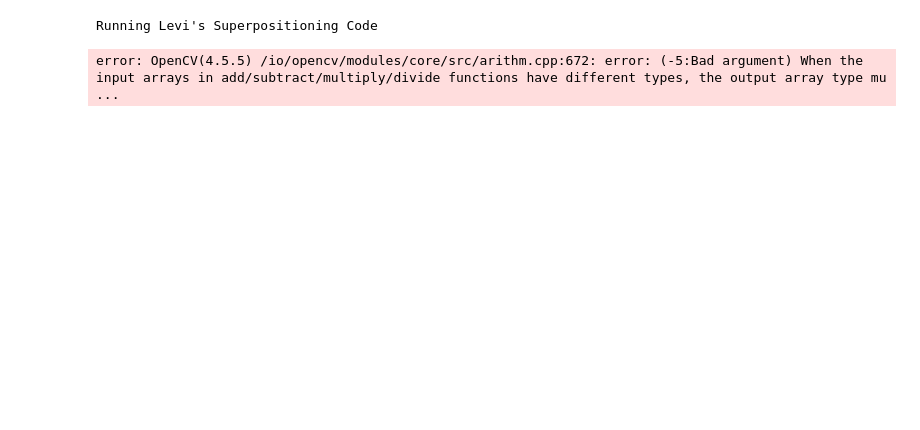
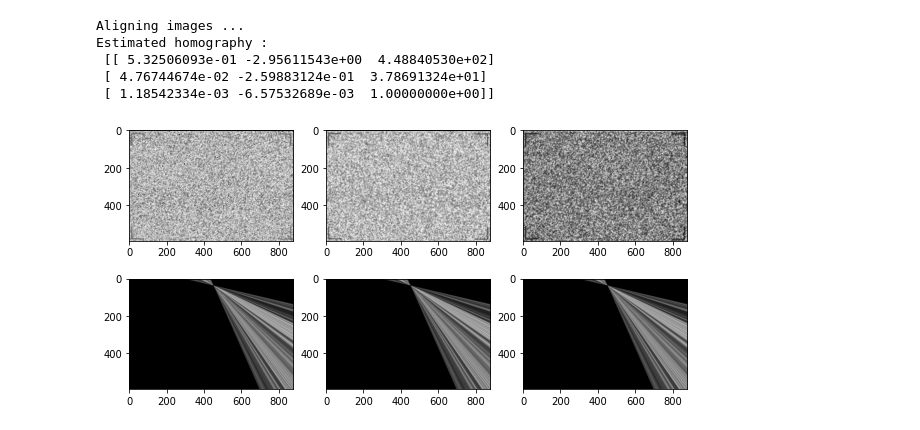
Before and after one commit to Leviticoos/Digichrome, a Jupyter notebook: ORB Matching.ipynb, the cells around one changed output. Cells and saved outputs as stored; diff of their text form; code cells hidden in the pictures; blank space fills up the shorter version.

```diff
--- a/ORB Matching.ipynb
+++ b/ORB Matching.ipynb
@@ -73,13 +83,31 @@ Aligning images ...
+# %%
+#Align photos
+print("Aligning images ...")
+# Registered image will be resotred in imReg.
+# The estimated homography will be stored in h.
+imReg, imFilt, h = alignImages(im, imReference)
+# Print estimated homography
+print("Estimated homography : \n",  h)
+# %% [output]
+Aligning images ...
+Estimated homography :
+ [[ 5.32506093e-01 -2.95611543e+00  4.48840530e+02]
+ [ 4.76744674e-02 -2.59883124e-01  3.78691324e+01]
+ [ 1.18542334e-03 -6.57532689e-03  1.00000000e+00]]
 # %%
-#Process imReg and imFilt to make imColor
-print("Running Levi's Superpositioning Code")
-imFilt_Red = abs(imFilt[:,:,0])
-imFilt_Green = abs(imFilt[:,:,1])
-imFilt_Blue = abs(imFilt[:,:,2])
+filterR = imFilt[:,:,0]
+filterG = imFilt[:,:,1]
+filterB = imFilt[:,:,2]
 
-imColor_Red = imReg * imFilt_Red
-imColor_Green = cv2.multiply(imReg, imFilt_Green)
-imColor_Blue = imReg * imFilt_Blue
+film = imReg
+
+fig, axs = plt.subplots(2,3, figsize=(10, 5))
+axs[0,0].imshow(filterR, cmap='gray')
+axs[0,1].imshow(filterG, cmap='gray')
+axs[0,2].imshow(filterB, cmap='gray')
+axs[1,0].imshow(film, cmap='gray')
+axs[1,1].imshow(film, cmap='gray')
+axs[1,2].imshow(film, cmap='gray')
+plt.show()
 # %% [output]
-Running Levi's Superpositioning Code
-error: OpenCV(4.5.5) /io/opencv/modules/core/src/arithm.cpp:672: error: (-5:Bad argument) When the input arrays in add/subtract/multiply/divide functions have different types, the output array type mu ...
+[figure, added]
```
Also changed, not shown: parts of 7 cells of this notebook, 2 other files.
